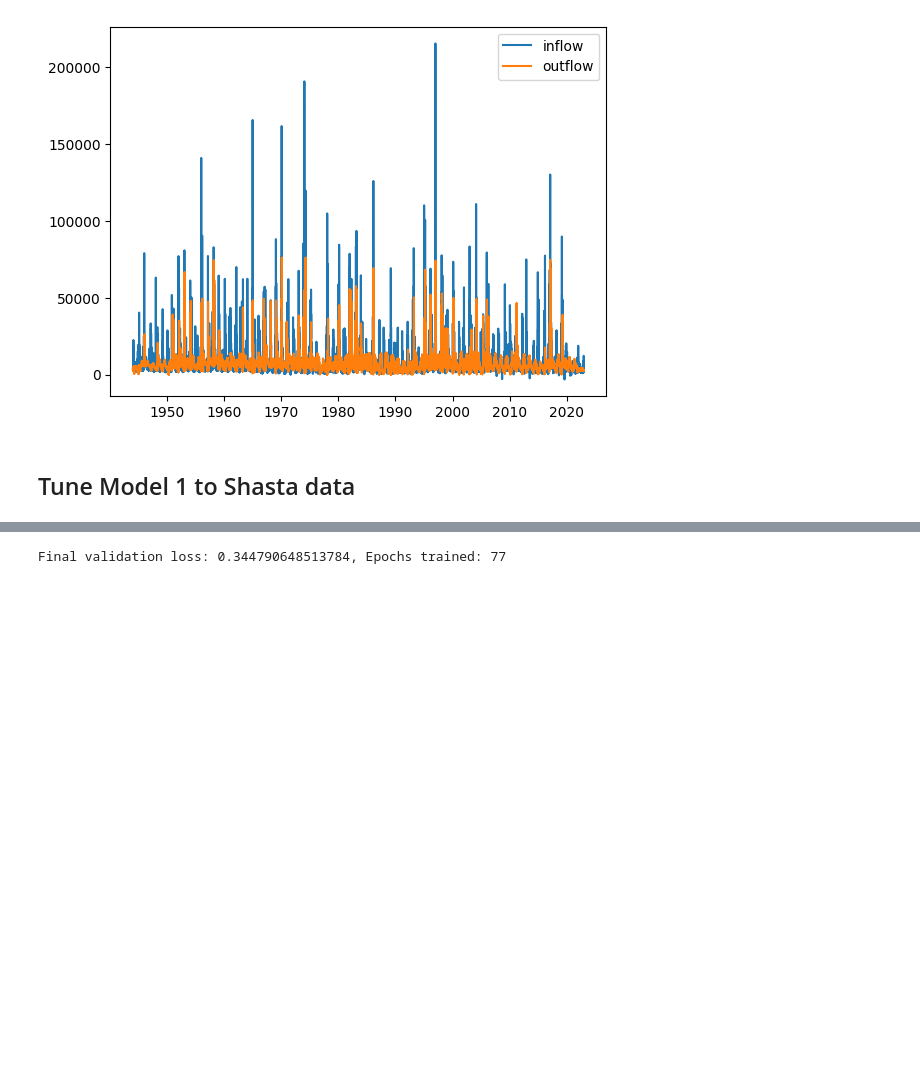
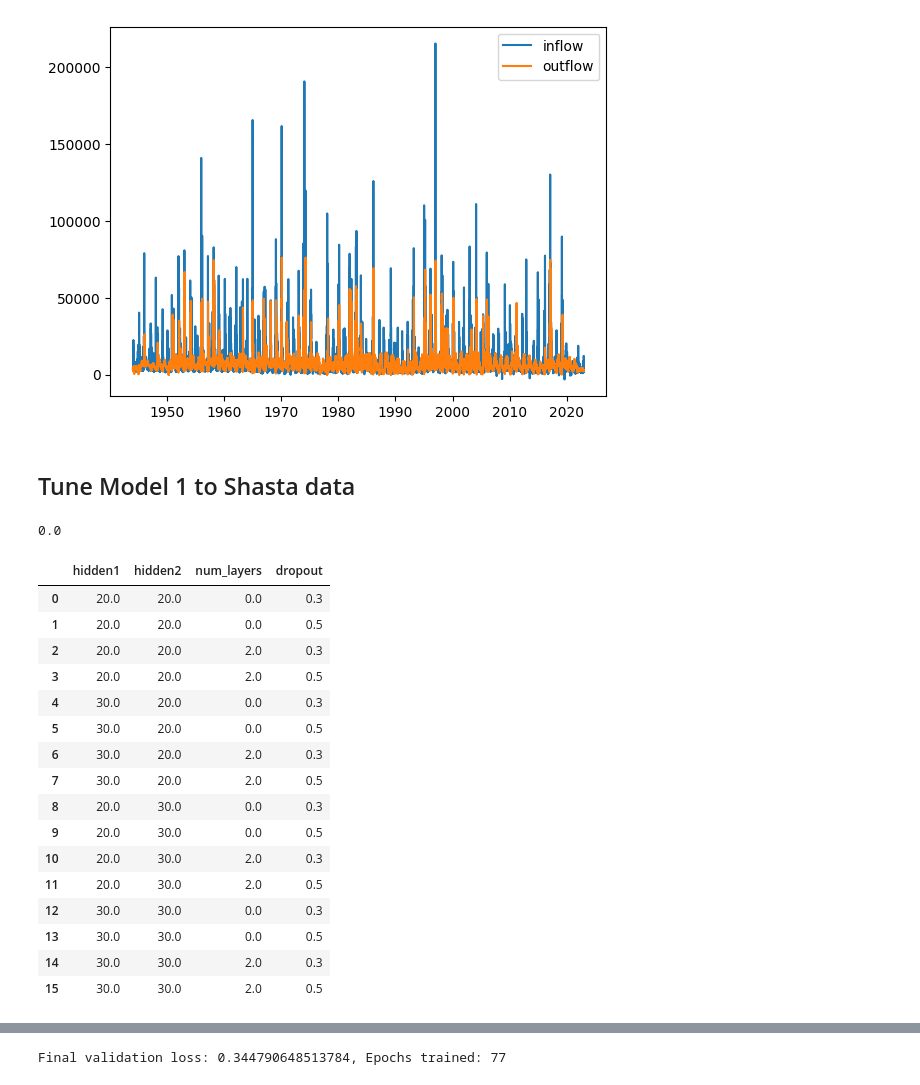
Before and after one commit to Matt2371/DL-reservoir-modeling, a Jupyter notebook: 1_model1.ipynb, the cells around one changed output, grey strips where cells are left out. Cells and saved outputs as stored; diff of their text form; code cells hidden in the pictures; blank space fills up the shorter version.

Commit message:
Added grid search tuning

```diff
--- a/1_model1.ipynb
+++ b/1_model1.ipynb
@@ -55,0 +58,34 @@ from src.models.train_model import *
+# %%
+names = ['num_layers', 'hidden1', 'hidden2', 'dropout', 'random_seed']
+arrays = [[0, 2], [30, 35, 40, 45, 50], [30, 35, 40, 45, 50], [0.3, 0.5, 0.7], [0, 10, 100]]
+exhaustive_grid(arrays, names).iloc[0, :].num_layers
+# %% [output]
+0.0
+# %%
+# define hyperparameter space
+hidden_size1_list = [20, 30]
+hidden_size2_list = [20, 30]
+num_layers_list = [0, 2]
+dropout_list = [0.3, 0.5]
+
+arrays = (hidden_size1_list, hidden_size2_list, num_layers_list, dropout_list)
+# %%
+exhaustive_grid(arrays, names=['hidden1', 'hidden2', 'num_layers', 'dropout'])
+# %% [output]
+|  | hidden1 | hidden2 | num_layers | dropout |
+| 0 | 20.0 | 20.0 | 0.0 | 0.3 |
+| 1 | 20.0 | 20.0 | 0.0 | 0.5 |
+| 2 | 20.0 | 20.0 | 2.0 | 0.3 |
+| 3 | 20.0 | 20.0 | 2.0 | 0.5 |
+| 4 | 30.0 | 20.0 | 0.0 | 0.3 |
+| 5 | 30.0 | 20.0 | 0.0 | 0.5 |
+| 6 | 30.0 | 20.0 | 2.0 | 0.3 |
+| 7 | 30.0 | 20.0 | 2.0 | 0.5 |
+| 8 | 20.0 | 30.0 | 0.0 | 0.3 |
+| 9 | 20.0 | 30.0 | 0.0 | 0.5 |
+| 10 | 20.0 | 30.0 | 2.0 | 0.3 |
+| 11 | 20.0 | 30.0 | 2.0 | 0.5 |
+| 12 | 30.0 | 30.0 | 0.0 | 0.3 |
+| 13 | 30.0 | 30.0 | 0.0 | 0.5 |
+| 14 | 30.0 | 30.0 | 2.0 | 0.3 |
+| 15 | 30.0 | 30.0 | 2.0 | 0.5 |
```
Also changed, not shown: parts of 4 cells of this notebook, 4 other files.
